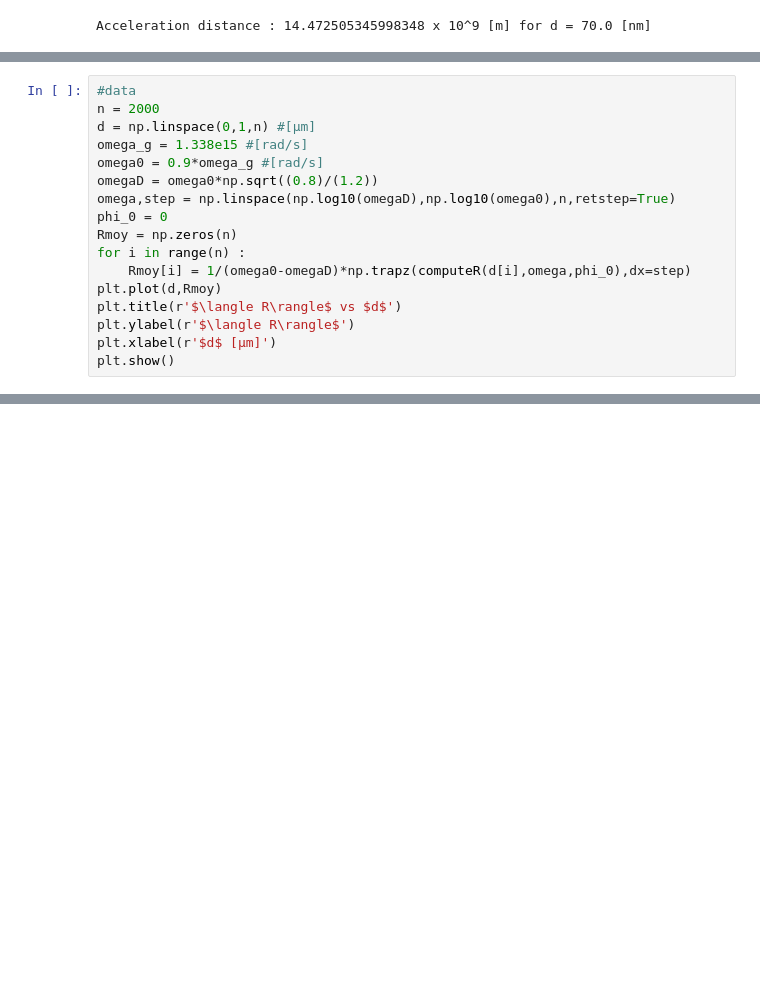
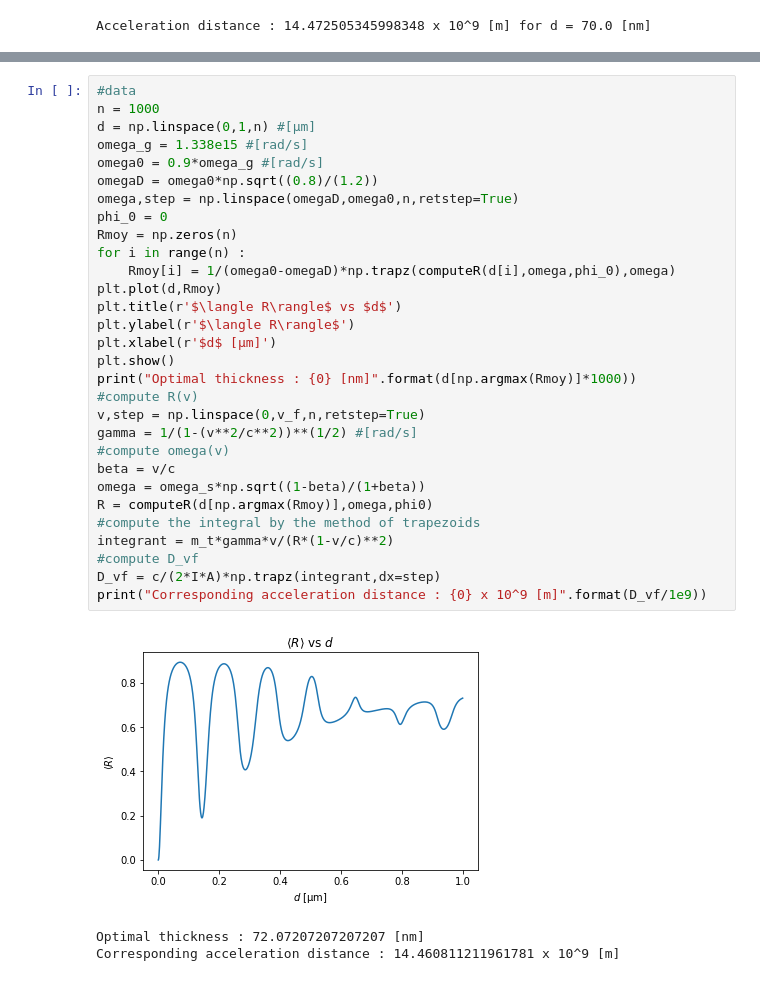
Before and after one commit to idommisse/lmapr2001, a Jupyter notebook: BLOCK2_2.ipynb, the cells around one changed output, grey strips where cells are left out. Saved outputs shown, nothing was run; the diff lists cells and outputs as text; blank space fills up the shorter version.

```diff
--- a/BLOCK2_2.ipynb
+++ b/BLOCK2_2.ipynb
@@ -478,17 +470,0 @@ $\langle R\rangle_{\omega_0-\omega_D} = \dfrac{1}{\omega_0-\omega_D}\int\limits_
-# %%
-#data
-n = 2000
-d = np.linspace(0,1,n) #[µm]
-omega_g = 1.338e15 #[rad/s]
-omega0 = 0.9*omega_g #[rad/s]
-omegaD = omega0*np.sqrt((0.8)/(1.2))
-omega,step = np.linspace(np.log10(omegaD),np.log10(omega0),n,retstep=True)
-phi_0 = 0
-Rmoy = np.zeros(n)
-for i in range(n) :
-    Rmoy[i] = 1/(omega0-omegaD)*np.trapz(computeR(d[i],omega,phi_0),dx=step)
-plt.plot(d,Rmoy)
-plt.title(r'$\langle R\rangle$ vs $d$')
-plt.ylabel(r'$\langle R\rangle$')
-plt.xlabel(r'$d$ [µm]')
-plt.show()
@@ -496,0 +478,34 @@ plt.show()
+# %%
+#data
+n = 1000
+d = np.linspace(0,1,n) #[µm]
+omega_g = 1.338e15 #[rad/s]
+omega0 = 0.9*omega_g #[rad/s]
+omegaD = omega0*np.sqrt((0.8)/(1.2))
+omega,step = np.linspace(omegaD,omega0,n,retstep=True)
+phi_0 = 0
+Rmoy = np.zeros(n)
+for i in range(n) :
+    Rmoy[i] = 1/(omega0-omegaD)*np.trapz(computeR(d[i],omega,phi_0),omega)
+plt.plot(d,Rmoy)
+plt.title(r'$\langle R\rangle$ vs $d$')
+plt.ylabel(r'$\langle R\rangle$')
+plt.xlabel(r'$d$ [µm]')
+plt.show()
+print("Optimal thickness : {0} [nm]".format(d[np.argmax(Rmoy)]*1000))
+#compute R(v)
+v,step = np.linspace(0,v_f,n,retstep=True)
+gamma = 1/(1-(v**2/c**2))**(1/2) #[rad/s]
+#compute omega(v)
+beta = v/c
+omega = omega_s*np.sqrt((1-beta)/(1+beta))
+R = computeR(d[np.argmax(Rmoy)],omega,phi0)
+#compute the integral by the method of trapezoids
+integrant = m_t*gamma*v/(R*(1-v/c)**2)
+#compute D_vf
+D_vf = c/(2*I*A)*np.trapz(integrant,dx=step)
+print("Corresponding acceleration distance : {0} x 10^9 [m]".format(D_vf/1e9))
+# %% [output]
+[figure, added]
+Optimal thickness : 72.07207207207207 [nm]
+Corresponding acceleration distance : 14.460811211961781 x 10^9 [m]
```
Also changed, not shown: parts of 5 cells of this notebook.
